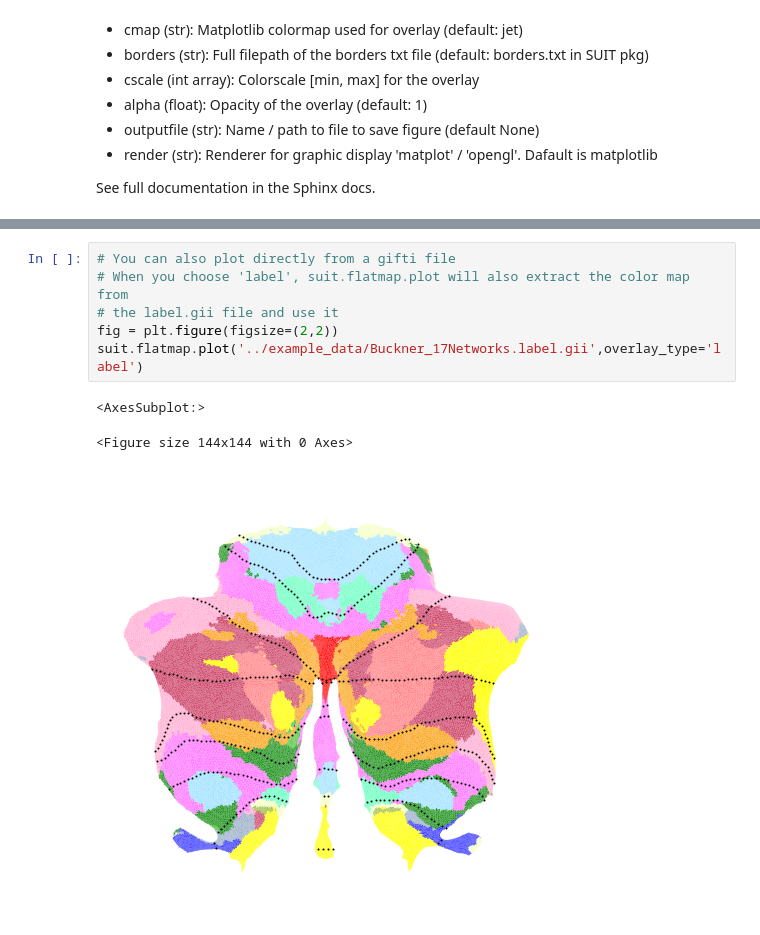
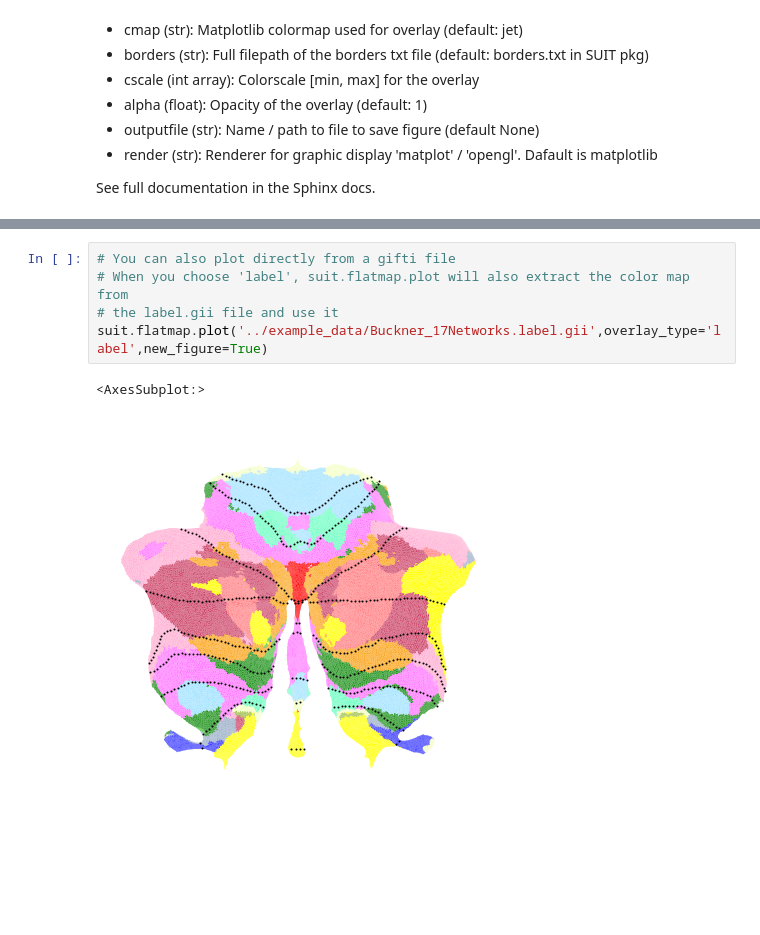
Before and after one commit to DiedrichsenLab/SUITPy, a Jupyter notebook: notebooks/flatmap_example.ipynb, the cells around one changed output, grey strips where cells are left out. Cells and saved outputs as stored; diff of their text form; blank space fills up the shorter version.

```diff
--- a/notebooks/flatmap_example.ipynb
+++ b/notebooks/flatmap_example.ipynb
@@ -113,10 +107,8 @@ suit.flatmap.plot(labeldata, overlay_type='label',cmap='tab10')
 # %%
 # You can also plot directly from a gifti file
 # When you choose 'label', suit.flatmap.plot will also extract the color map from
 # the label.gii file and use it
-fig = plt.figure(figsize=(2,2))
-suit.flatmap.plot('../example_data/Buckner_17Networks.label.gii',overlay_type='label')
+suit.flatmap.plot('../example_data/Buckner_17Networks.label.gii',overlay_type='label',new_figure=True)
 # %% [output]
 <AxesSubplot:>
-<Figure size 144x144 with 0 Axes>
-[figure, old version]
+[figure, new version]
```
Also changed, not shown: parts of 4 cells of this notebook, 4 other files.
